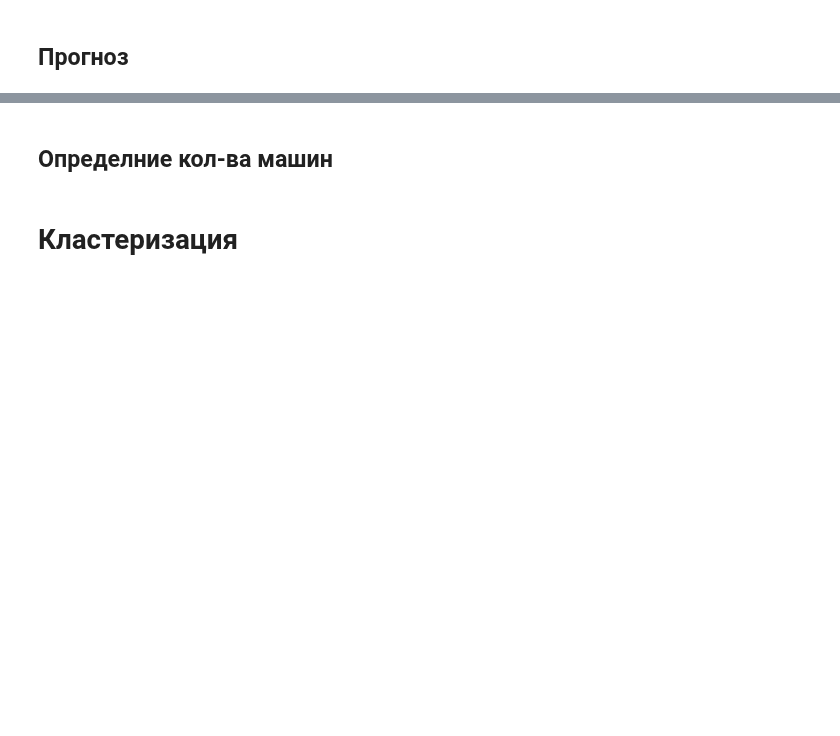
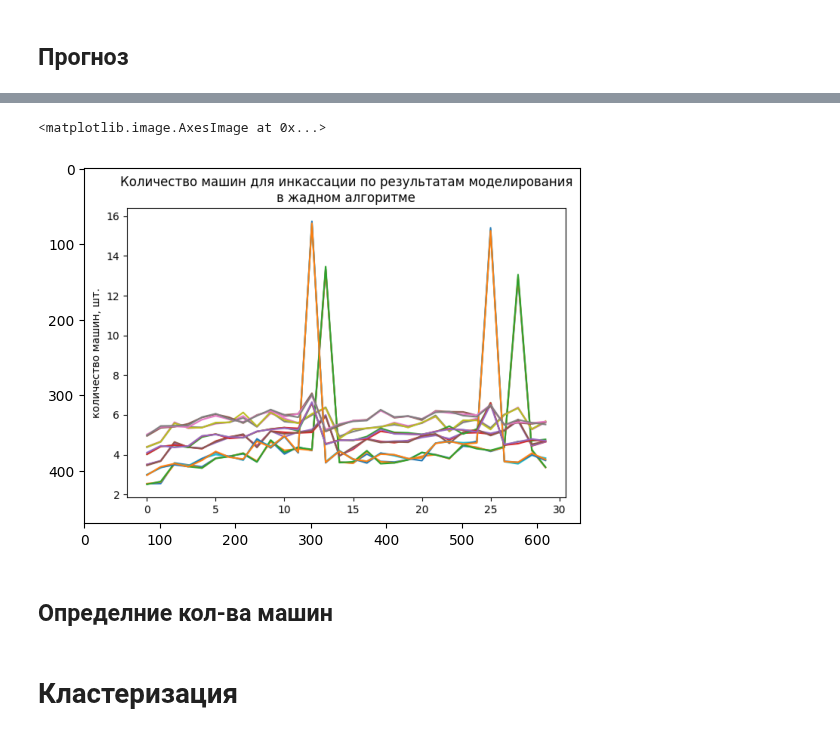
Before and after one commit to SerSmith/bank_schedule, a Jupyter notebook: main.ipynb, the cells around one changed output, grey strips where cells are left out. Cells and saved outputs as stored; diff of their text form; code cells hidden in the pictures; blank space fills up the shorter version.

```diff
--- a/main.ipynb
+++ b/main.ipynb
@@ -21,2 +40,8 @@ data = dataclaster.DataClaster(PATH_TO_DATA_FOLDER)
+# %%
+car_img = plt.imread(os.path.join(INTERIM_DATA_FOLDER, 'cars_count.png'))
+plt.imshow(car_img, zorder=0, aspect='equal')
+# %% [output]
+<matplotlib.image.AxesImage at 0x...>
+[figure, added]
 # %% [markdown]
 ## Определние кол-ва машин
```
Also changed, not shown: parts of 26 cells of this notebook, 4 other files.
